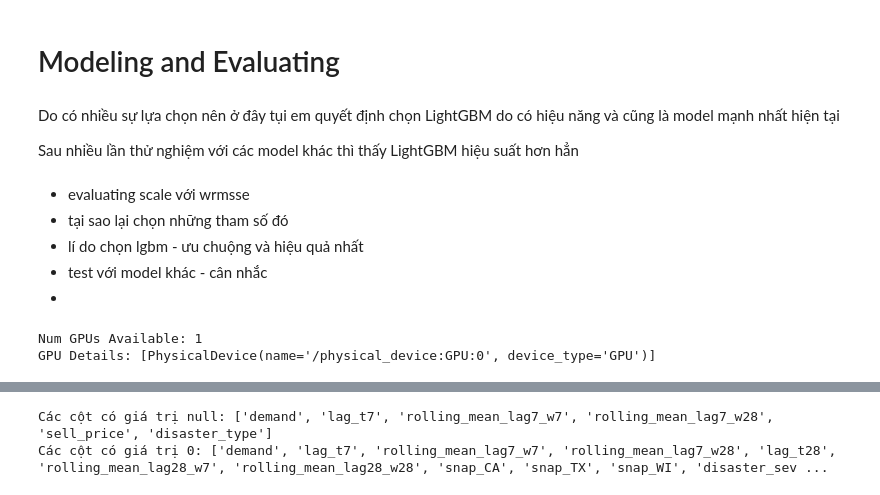
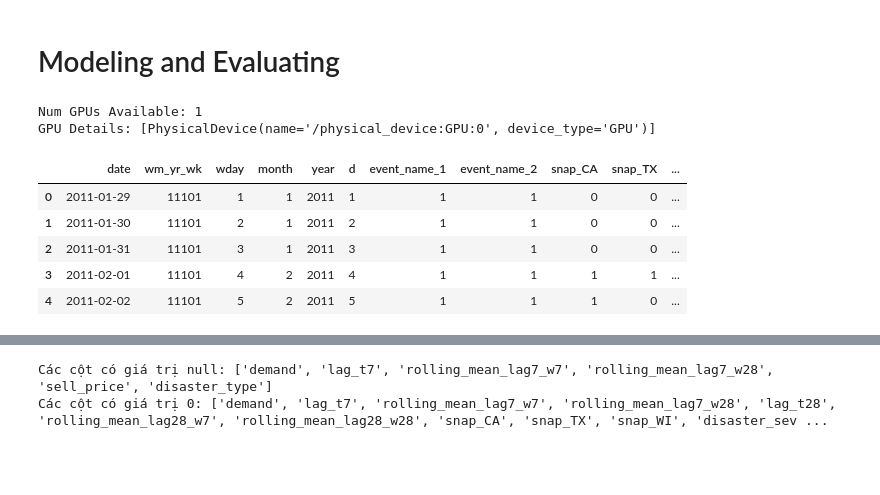
Before and after one commit to nguyenvanminh281005/CS116_Project, a Jupyter notebook: File_Ipynb/CS116_Python_for_ML_DMP_Modeling_Evaluating - Copy.ipynb, the cells around one changed output, grey strips where cells are left out. Cells and saved outputs as stored; diff of their text form; code cells hidden in the pictures; blank space fills up the shorter version.

```diff
--- a/File_Ipynb/CS116_Python_for_ML_DMP_Modeling_Evaluating - Copy.ipynb
+++ b/File_Ipynb/CS116_Python_for_ML_DMP_Modeling_Evaluating - Copy.ipynb
@@ -1,15 +1,5 @@
 # %% [markdown]
 # Modeling and Evaluating
-# %% [markdown]
-Do có nhiều sự lựa chọn nên ở đây tụi em quyết định chọn LightGBM do có hiệu năng và cũng là model mạnh nhất hiện tại
-
-Sau nhiều lần thử nghiệm với các model khác thì thấy LightGBM hiệu suất hơn hẳn
-# %% [markdown]
-- evaluating scale với wrmsse
-- tại sao lại chọn những tham số đó
-- lí do chọn lgbm - ưu chuộng và hiệu quả nhất
-- test với model khác - cân nhắc
--
 # %%
 import numpy as np
 import pandas as pd
@@ -26,4 +16,31 @@ print("GPU Details:", tf.config.experimental.list_physical_devices('GPU'))
 # %% [output]
 Num GPUs Available: 1
 GPU Details: [PhysicalDevice(name='/physical_device:GPU:0', device_type='GPU')]
+# %%
+path = "../../data"
+
+calendar = pd.read_csv(os.path.join(path, "calendar.csv"))
+prices = pd.read_csv(os.path.join(path, "sell_prices.csv"))
+sales = pd.read_csv(os.path.join(path, "sales_train_evaluation.csv"))
+# %%
+def prep_calendar(df):
+    df = df.drop(["weekday", "event_type_1", "event_type_2"], axis=1)
+    df = df.assign(d = df.d.str[2:].astype(int))
+    to_ordinal = ["event_name_1", "event_name_2"]
+    df[to_ordinal] = df[to_ordinal].fillna("1")
+    df[to_ordinal] = OrdinalEncoder(dtype="int").fit_transform(df[to_ordinal]) + 1
+    to_int8 = ["wday", "month", "snap_CA", "snap_TX", "snap_WI"] + to_ordinal
+    df[to_int8] = df[to_int8].astype("int8")
+
+    return df
+
+calendar = prep_calendar(calendar)
+calendar.head()
+# %% [output]
+|  | date | wm_yr_wk | wday | month | year | d | event_name_1 | event_name_2 | snap_CA | snap_TX | ... |
+| 0 | 2011-01-29 | 11101 | 1 | 1 | 2011 | 1 | 1 | 1 | 0 | 0 | ... |
+| 1 | 2011-01-30 | 11101 | 2 | 1 | 2011 | 2 | 1 | 1 | 0 | 0 | ... |
+| 2 | 2011-01-31 | 11101 | 3 | 1 | 2011 | 3 | 1 | 1 | 0 | 0 | ... |
+| 3 | 2011-02-01 | 11101 | 4 | 2 | 2011 | 4 | 1 | 1 | 1 | 1 | ... |
+| 4 | 2011-02-02 | 11101 | 5 | 2 | 2011 | 5 | 1 | 1 | 1 | 0 | ... |
 # %%
```
Also changed, not shown: parts of 9 cells of this notebook, 11 other files.
